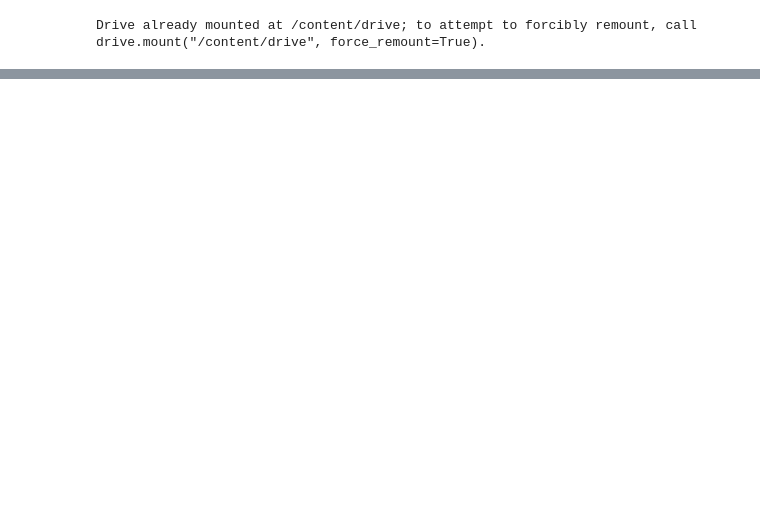
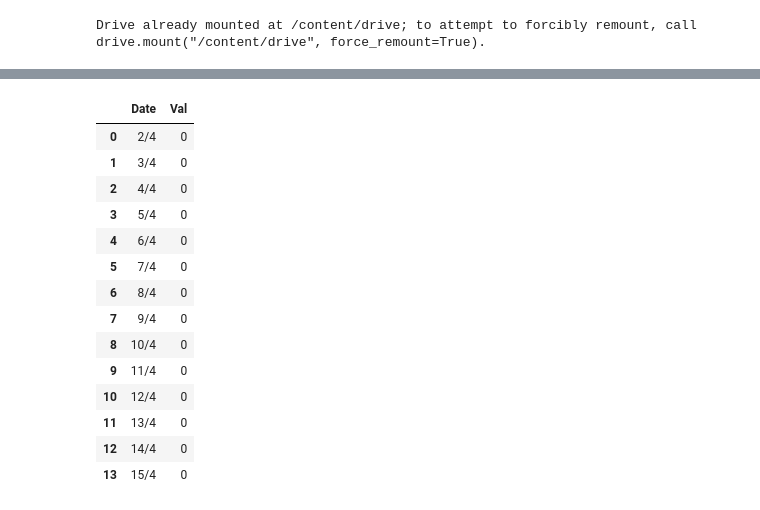
Before and after one commit to herysedra/covid19-mankaiza-clone, a Jupyter notebook: stats/Fampita_mdg_ke.ipynb, the cells around one changed output, grey strips where cells are left out. Saved outputs shown, nothing was run; the diff lists cells and outputs as text; code cells hidden in the pictures; blank space fills up the shorter version.

```diff
--- a/stats/Fampita_mdg_ke.ipynb
+++ b/stats/Fampita_mdg_ke.ipynb
@@ -79,0 +159,32 @@ memory usage: 14.8+ KB
+# %%
+daty_lav = datetime.date(2020,4,1)
+formatf_date = lambda date_py: '{}/{}'.format(date_py.day, date_py.month)
+
+daty_lst = []
+
+
+for el in range(14):
+  daty_lav =  daty_lav + datetime.timedelta(days = 1)
+  daty = formatf_date(daty_lav)
+  daty_lst.append(daty)
+
+
+
+df = pd.DataFrame({ 'Date': daty_lst, 'Val' : 0})
+df
+# %% [output]
+|  | Date | Val |
+| 0 | 2/4 | 0 |
+| 1 | 3/4 | 0 |
+| 2 | 4/4 | 0 |
+| 3 | 5/4 | 0 |
+| 4 | 6/4 | 0 |
+| 5 | 7/4 | 0 |
+| 6 | 8/4 | 0 |
+| 7 | 9/4 | 0 |
+| 8 | 10/4 | 0 |
+| 9 | 11/4 | 0 |
+| 10 | 12/4 | 0 |
+| 11 | 13/4 | 0 |
+| 12 | 14/4 | 0 |
+| 13 | 15/4 | 0 |
```
Also changed, not shown: parts of 12 cells of this notebook.
